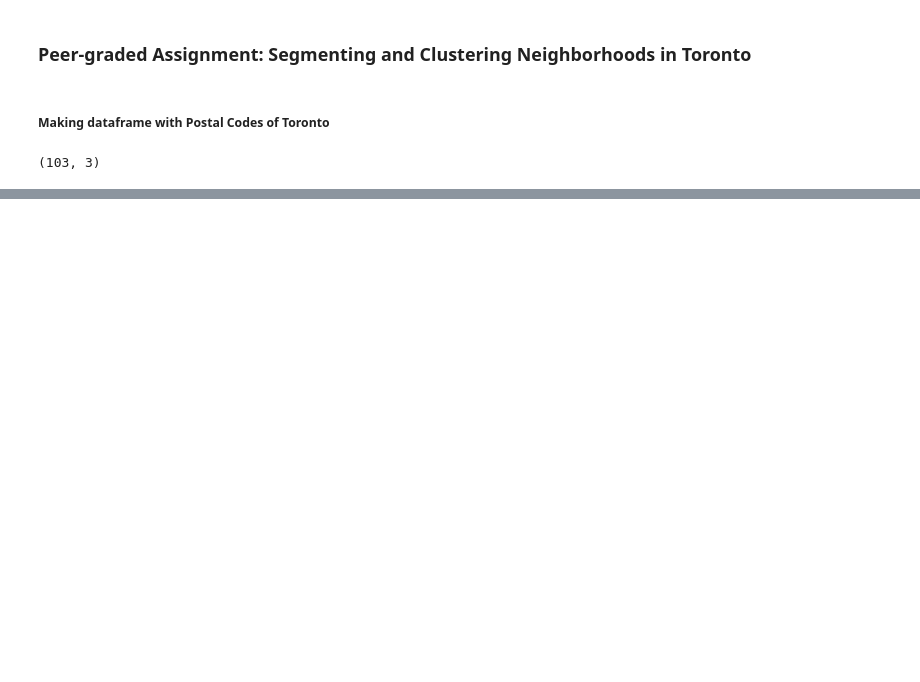
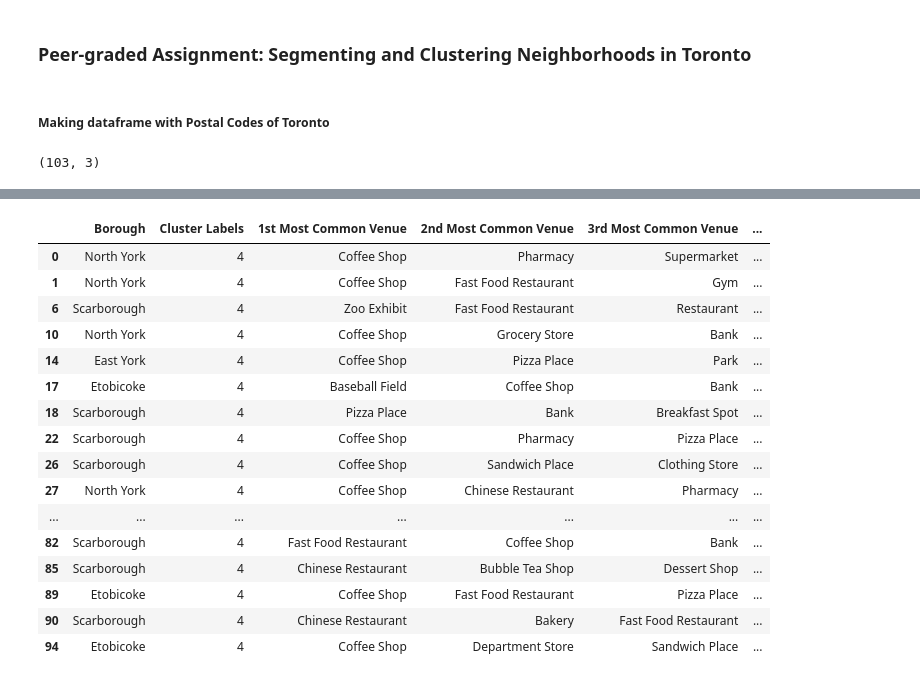
Before and after one commit to mityayossarian/Coursera_Capstone, a Jupyter notebook: IBM Capstone.ipynb, the cells around one changed output, grey strips where cells are left out. Drawn from its saved outputs; the diff is of its cells as text; code cells hidden in the pictures; blank space fills up the shorter version.

```diff
--- a/IBM Capstone.ipynb
+++ b/IBM Capstone.ipynb
@@ -34,0 +402,21 @@ table.shape
+# %%
+# cluster 5
+toronto_merged.loc[toronto_merged['Cluster Labels'] == 4, toronto_merged.columns[[1] + list(range(5, toronto_merged.shape[1]))]]
+# %% [output]
+|  | Borough | Cluster Labels | 1st Most Common Venue | 2nd Most Common Venue | 3rd Most Common Venue | ... |
+| 0 | North York | 4 | Coffee Shop | Pharmacy | Supermarket | ... |
+| 1 | North York | 4 | Coffee Shop | Fast Food Restaurant | Gym | ... |
+| 6 | Scarborough | 4 | Zoo Exhibit | Fast Food Restaurant | Restaurant | ... |
+| 10 | North York | 4 | Coffee Shop | Grocery Store | Bank | ... |
+| 14 | East York | 4 | Coffee Shop | Pizza Place | Park | ... |
+| 17 | Etobicoke | 4 | Baseball Field | Coffee Shop | Bank | ... |
+| 18 | Scarborough | 4 | Pizza Place | Bank | Breakfast Spot | ... |
+| 22 | Scarborough | 4 | Coffee Shop | Pharmacy | Pizza Place | ... |
+| 26 | Scarborough | 4 | Coffee Shop | Sandwich Place | Clothing Store | ... |
+| 27 | North York | 4 | Coffee Shop | Chinese Restaurant | Pharmacy | ... |
+| ... | ... | ... | ... | ... | ... | ... |
+| 82 | Scarborough | 4 | Fast Food Restaurant | Coffee Shop | Bank | ... |
+| 85 | Scarborough | 4 | Chinese Restaurant | Bubble Tea Shop | Dessert Shop | ... |
+| 89 | Etobicoke | 4 | Coffee Shop | Fast Food Restaurant | Pizza Place | ... |
+| 90 | Scarborough | 4 | Chinese Restaurant | Bakery | Fast Food Restaurant | ... |
+| 94 | Etobicoke | 4 | Coffee Shop | Department Store | Sandwich Place | ... |
```
Also changed, not shown: parts of 33 cells of this notebook.
